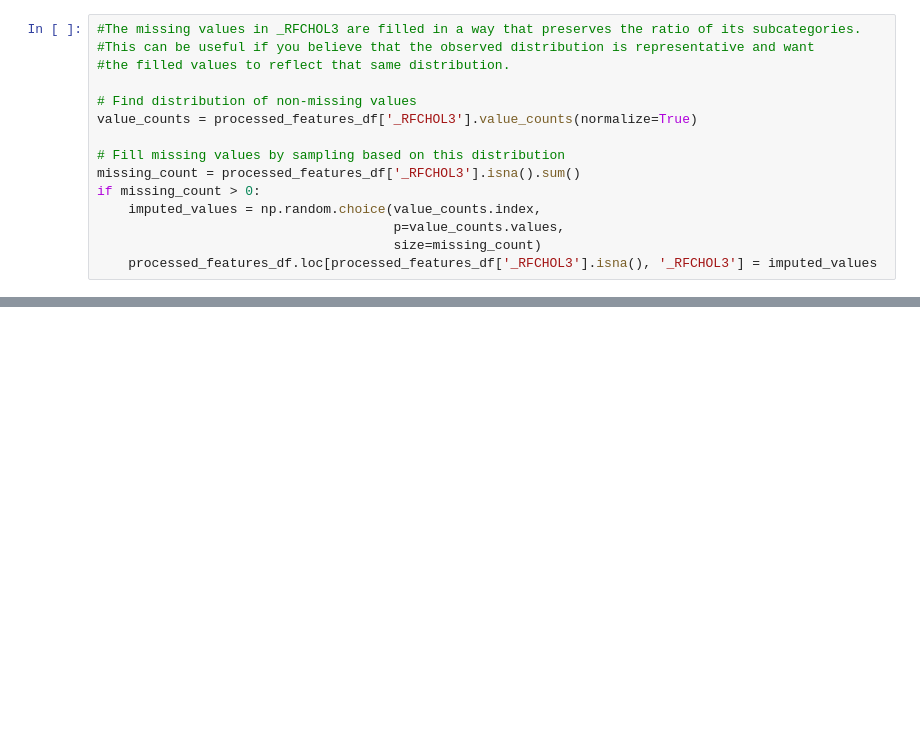
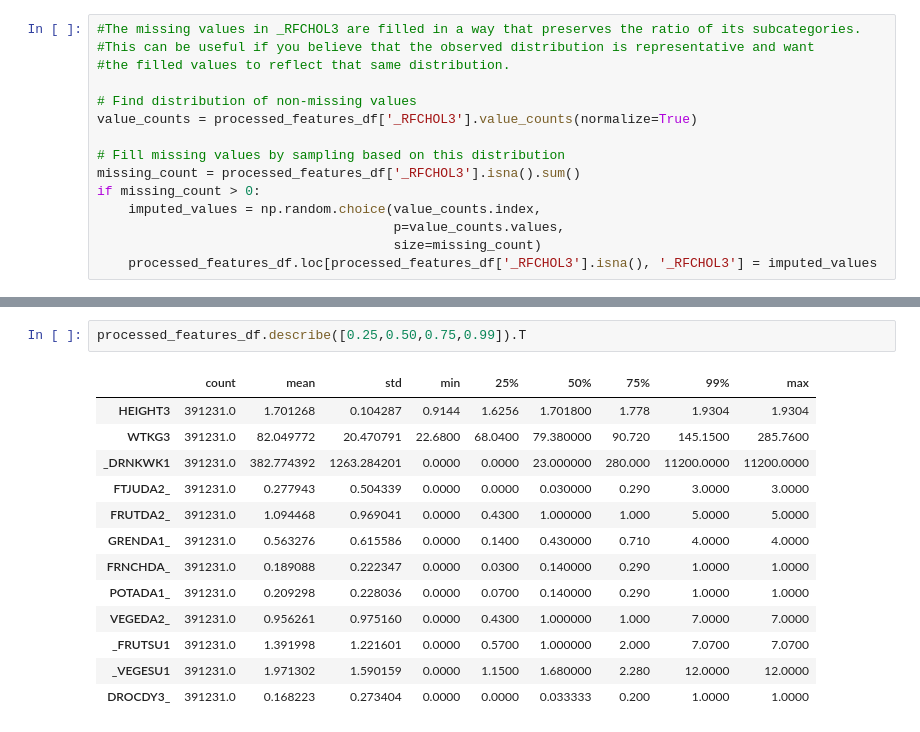
Before and after one commit to OBINNADINNEYA/BRFSS_BIGDATA_PROJECT, a Jupyter notebook: Data_Cleaning_2019_2021.ipynb, the cells around one changed output, grey strips where cells are left out. Drawn from its saved outputs; the diff is of its cells as text; blank space fills up the shorter version.

```diff
--- a/Data_Cleaning_2019_2021.ipynb
+++ b/Data_Cleaning_2019_2021.ipynb
@@ -504,3 +504,19 @@ num_cols = processed_features_df.select_dtypes(include='float').columns
+# %%
+processed_features_df.describe([0.25,0.50,0.75,0.99]).T
+# %% [output]
+|  | count | mean | std | min | 25% | 50% | 75% | 99% | max |
+| HEIGHT3 | 391231.0 | 1.701268 | 0.104287 | 0.9144 | 1.6256 | 1.701800 | 1.778 | 1.9304 | 1.9304 |
+| WTKG3 | 391231.0 | 82.049772 | 20.470791 | 22.6800 | 68.0400 | 79.380000 | 90.720 | 145.1500 | 285.7600 |
+| _DRNKWK1 | 391231.0 | 382.774392 | 1263.284201 | 0.0000 | 0.0000 | 23.000000 | 280.000 | 11200.0000 | 11200.0000 |
+| FTJUDA2_ | 391231.0 | 0.277943 | 0.504339 | 0.0000 | 0.0000 | 0.030000 | 0.290 | 3.0000 | 3.0000 |
+| FRUTDA2_ | 391231.0 | 1.094468 | 0.969041 | 0.0000 | 0.4300 | 1.000000 | 1.000 | 5.0000 | 5.0000 |
+| GRENDA1_ | 391231.0 | 0.563276 | 0.615586 | 0.0000 | 0.1400 | 0.430000 | 0.710 | 4.0000 | 4.0000 |
+| FRNCHDA_ | 391231.0 | 0.189088 | 0.222347 | 0.0000 | 0.0300 | 0.140000 | 0.290 | 1.0000 | 1.0000 |
+| POTADA1_ | 391231.0 | 0.209298 | 0.228036 | 0.0000 | 0.0700 | 0.140000 | 0.290 | 1.0000 | 1.0000 |
+| VEGEDA2_ | 391231.0 | 0.956261 | 0.975160 | 0.0000 | 0.4300 | 1.000000 | 1.000 | 7.0000 | 7.0000 |
+| _FRUTSU1 | 391231.0 | 1.391998 | 1.221601 | 0.0000 | 0.5700 | 1.000000 | 2.000 | 7.0700 | 7.0700 |
+| _VEGESU1 | 391231.0 | 1.971302 | 1.590159 | 0.0000 | 1.1500 | 1.680000 | 2.280 | 12.0000 | 12.0000 |
+| DROCDY3_ | 391231.0 | 0.168223 | 0.273404 | 0.0000 | 0.0000 | 0.033333 | 0.200 | 1.0000 | 1.0000 |
 # %%
 #Chesk for correlation between the numeric vairbales
 plt.figure(figsize=(12,8))
```
Also changed, not shown: parts of 35 cells of this notebook, 5 other files.
